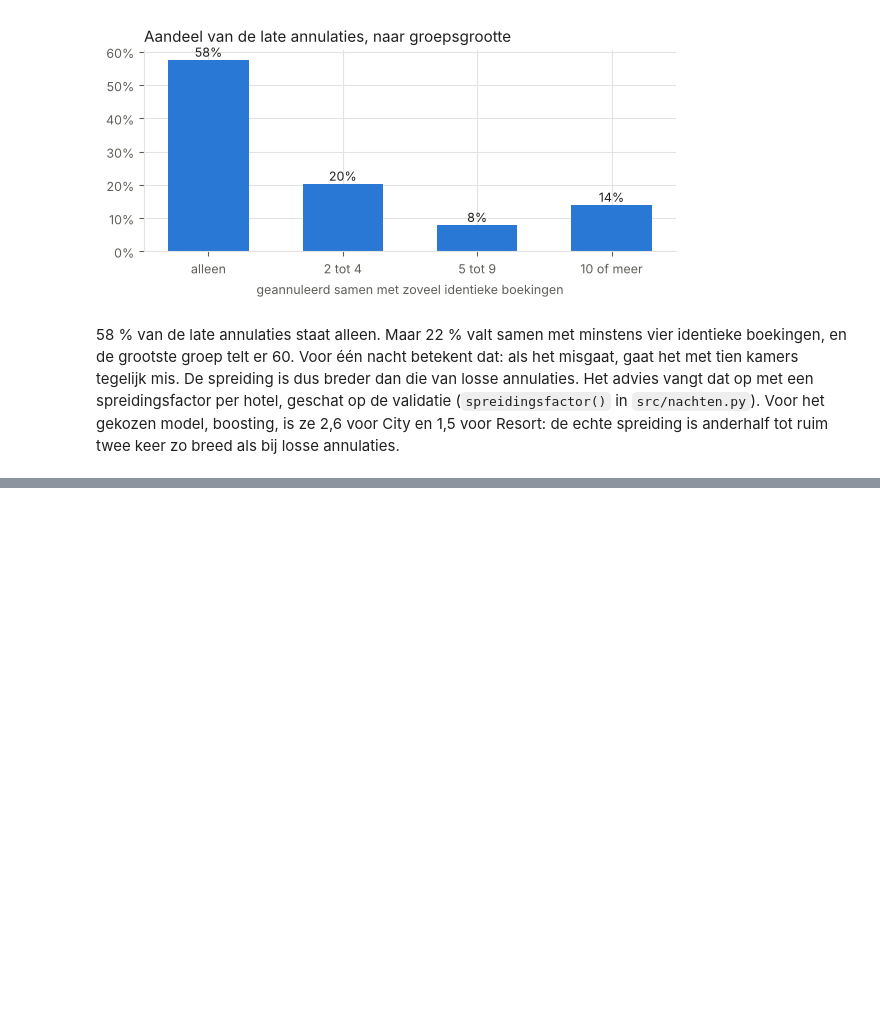
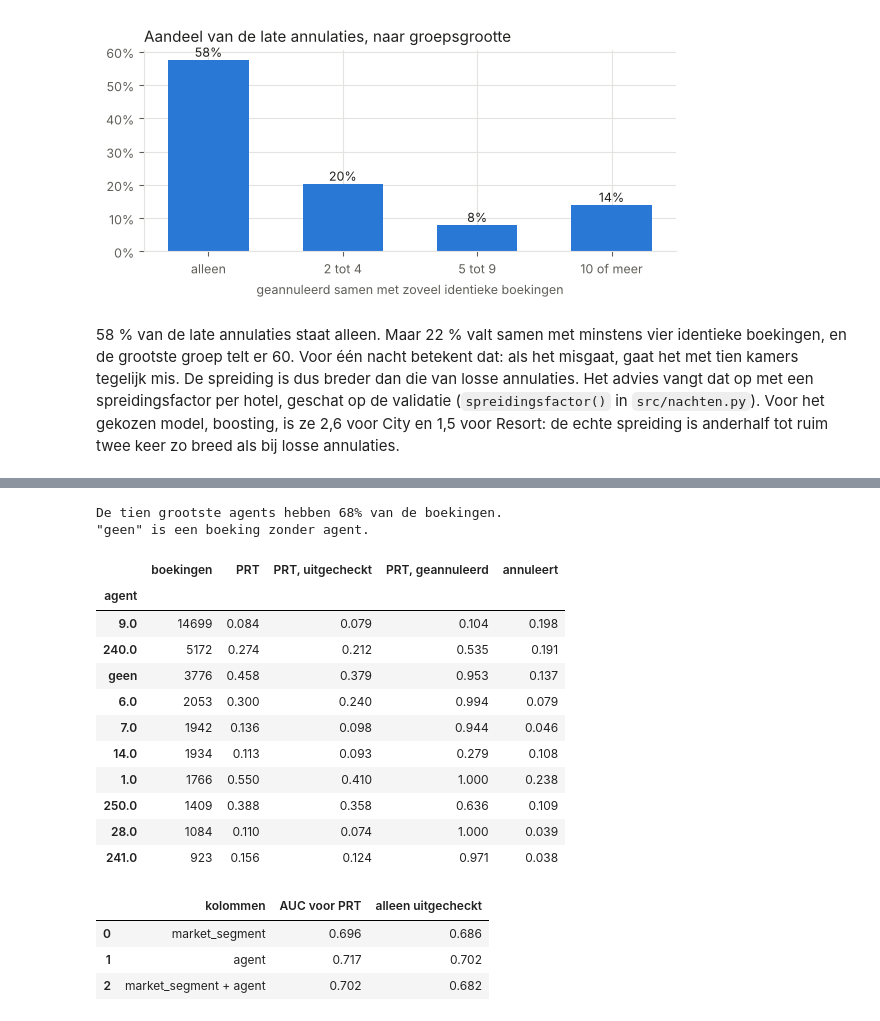
Before and after one commit to KynanM/cloud-for-ai-project, a Jupyter notebook: notebooks/01_exploratie.ipynb, the cells around one changed output, grey strips where cells are left out. Cells and saved outputs as stored; diff of their text form; code cells hidden in the pictures; blank space fills up the shorter version.

```diff
--- a/notebooks/01_exploratie.ipynb
+++ b/notebooks/01_exploratie.ipynb
@@ -627,0 +647,19 @@ Resort: de echte spreiding is anderhalf tot ruim twee keer zo breed als bij loss
+# %%
+def aandeel_prt(kolom):
+    """Per waarde van `kolom`: aandeel PRT bij alle actieve boekingen, uitgecheckt, geannuleerd."""
+    waarde = als_tekst(df[[kolom]])[kolom]
+    is_prt = df["country"] == "PRT"
+    uit = df[DOEL] == 0
+    return pd.DataFrame(
+        {
+            "boekingen": waarde.value_counts(),
+            "PRT": is_prt.groupby(waarde).mean(),
+            "PRT, uitgecheckt": is_prt[uit].groupby(waarde[uit]).mean(),
+            "PRT, geannuleerd": is_prt[~uit].groupby(waarde[~uit]).mean(),
+            "annuleert": df[DOEL].groupby(waarde).mean(),
+        }
+    ).sort_values("boekingen", ascending=False)
+
+
+print(f"Aandeel PRT bij alle actieve boekingen: {(df['country'] == 'PRT').mean():.1%}")
+aandeel_prt("market_segment").round(3)
@@ -627,0 +676,51 @@ Resort: de echte spreiding is anderhalf tot ruim twee keer zo breed als bij loss
+# %%
+per_agent = aandeel_prt("agent")
+top = per_agent.head(10)
+print(f"De tien grootste agents hebben {top['boekingen'].sum() / len(df):.0%} van de boekingen.")
+print('"geen" is een boeking zonder agent.')
+top.round(3)
+# %% [output]
+De tien grootste agents hebben 68% van de boekingen.
+"geen" is een boeking zonder agent.
+|  | boekingen | PRT | PRT, uitgecheckt | PRT, geannuleerd | annuleert |
+| agent |  |  |  |  |  |
+| 9.0 | 14699 | 0.084 | 0.079 | 0.104 | 0.198 |
+| 240.0 | 5172 | 0.274 | 0.212 | 0.535 | 0.191 |
+| geen | 3776 | 0.458 | 0.379 | 0.953 | 0.137 |
+| 6.0 | 2053 | 0.300 | 0.240 | 0.994 | 0.079 |
+| 7.0 | 1942 | 0.136 | 0.098 | 0.944 | 0.046 |
+| 14.0 | 1934 | 0.113 | 0.093 | 0.279 | 0.108 |
+| 1.0 | 1766 | 0.550 | 0.410 | 1.000 | 0.238 |
+| 250.0 | 1409 | 0.388 | 0.358 | 0.636 | 0.109 |
+| 28.0 | 1084 | 0.110 | 0.074 | 1.000 | 0.039 |
+| 241.0 | 923 | 0.156 | 0.124 | 0.971 | 0.038 |
+# %%
+def auc_voor_prt(kolommen, alleen_uitgecheckt=False):
+    """Hoe goed raad je PRT uit deze kolommen? Zoals in 5: het aandeel PRT per waarde, geleerd
+    op de training en gemeten op de validatie."""
+    sleutel_tr = als_tekst(training[kolommen]).agg("|".join, axis=1)
+    sleutel_va = als_tekst(validatie[kolommen]).agg("|".join, axis=1)
+    prt_tr = training["country"] == "PRT"
+    prt_va = validatie["country"] == "PRT"
+    score = sleutel_va.map(prt_tr.groupby(sleutel_tr).mean()).fillna(prt_tr.mean())
+    if alleen_uitgecheckt:
+        uit = validatie[DOEL] == 0
+        prt_va, score = prt_va[uit], score[uit]
+    return roc_auc_score(prt_va, score)
+
+
+pd.DataFrame(
+    [
+        {
+            "kolommen": " + ".join(k),
+            "AUC voor PRT": auc_voor_prt(k),
+            "alleen uitgecheckt": auc_voor_prt(k, alleen_uitgecheckt=True),
+        }
+        for k in [["market_segment"], ["agent"], ["market_segment", "agent"]]
+    ]
+).round(3)
+# %% [output]
+|  | kolommen | AUC voor PRT | alleen uitgecheckt |
+| 0 | market_segment | 0.696 | 0.686 |
+| 1 | agent | 0.717 | 0.702 |
+| 2 | market_segment + agent | 0.702 | 0.682 |
```
Also changed, not shown: parts of 16 cells of this notebook.
